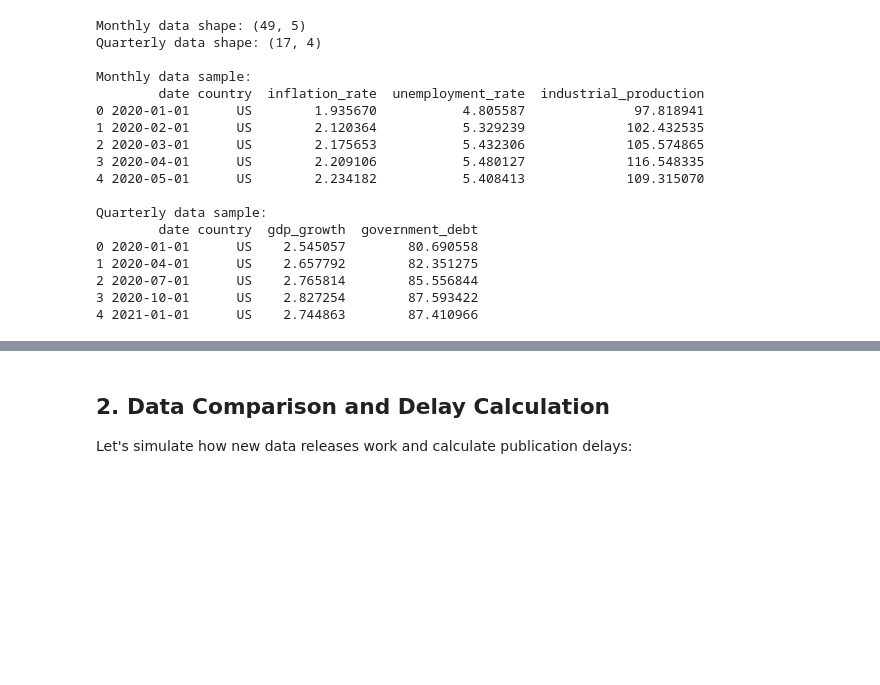
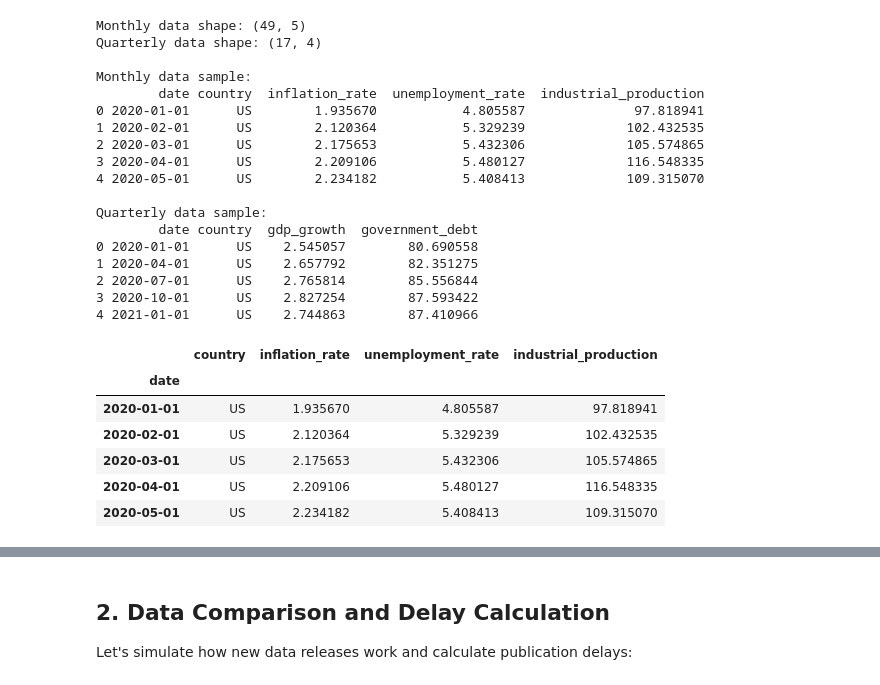
Before and after one commit to qbolliet/ts-forecast, a Jupyter notebook: notebooks/1 - QB - Delays.ipynb, the cells around one changed output, grey strips where cells are left out. Cells and saved outputs as stored; diff of their text form; code cells hidden in the pictures; blank space fills up the shorter version.

```diff
--- a/notebooks/1 - QB - Delays.ipynb
+++ b/notebooks/1 - QB - Delays.ipynb
@@ -96,3 +88,15 @@ Quarterly data sample:
 2 2020-07-01      US    2.765814        85.556844
 3 2020-10-01      US    2.827254        87.593422
 4 2021-01-01      US    2.744863        87.410966
+# %%
+monthly_data_test = monthly_data.set_index('date')
+
+monthly_data_test.head()
+# %% [output]
+|  | country | inflation_rate | unemployment_rate | industrial_production |
+| date |  |  |  |  |
+| 2020-01-01 | US | 1.935670 | 4.805587 | 97.818941 |
+| 2020-02-01 | US | 2.120364 | 5.329239 | 102.432535 |
+| 2020-03-01 | US | 2.175653 | 5.432306 | 105.574865 |
+| 2020-04-01 | US | 2.209106 | 5.480127 | 116.548335 |
+| 2020-05-01 | US | 2.234182 | 5.408413 | 109.315070 |
```
Also changed, not shown: parts of 7 cells of this notebook.
